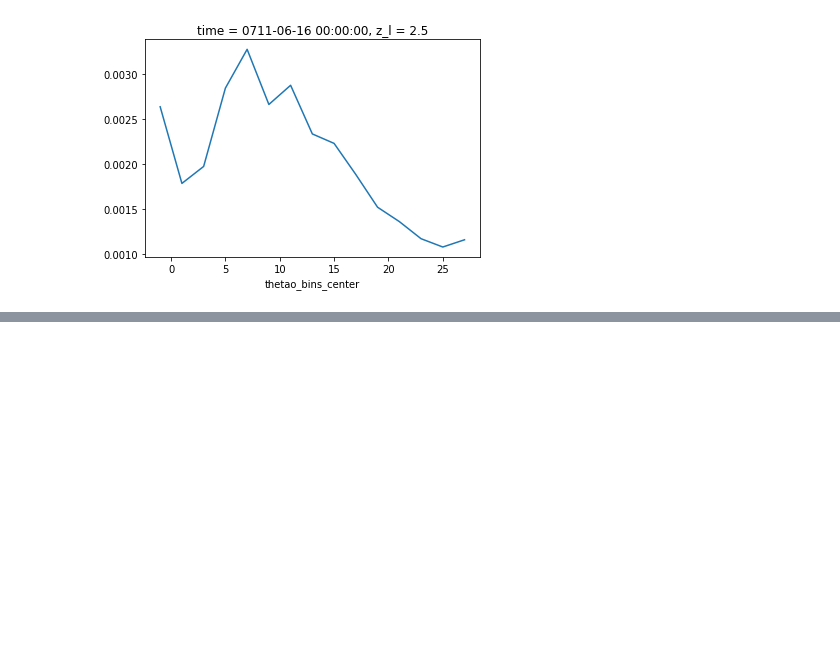
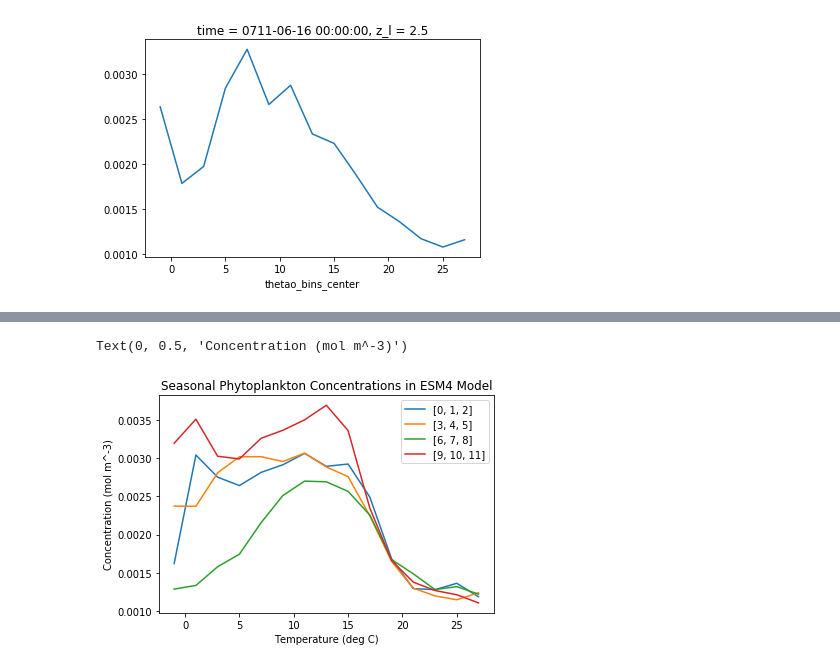
Before and after one commit to mlexaathews/wmt_bgc, a Jupyter notebook: volume_weighted_mean_script.ipynb, the cells around one changed output, grey strips where cells are left out. Drawn from its saved outputs; the diff is of its cells as text; code cells hidden in the pictures; blank space fills up the shorter version.

```diff
--- a/volume_weighted_mean_script.ipynb
+++ b/volume_weighted_mean_script.ipynb
@@ -106,0 +155,25 @@ p_vmean.plot()
+# %%
+## Let's also look at how phytoplankton concentrations change over the course of the year
+## Let's try and break the months up into seasons
+
+winter = [0,1,2]
+spring = [3,4,5]
+summer = [6,7,8]
+fall = [9,10,11]
+
+for t in (winter, spring, summer, fall):
+
+    pV_in_theta = df.pV.isel(time=t,z_l=0).groupby_bins('thetao',theta_bins)
+    V_in_theta = df.volcello.isel(time=t,z_l=0).groupby_bins('thetao',theta_bins)
+
+    p_vmean = pV_in_theta.sum(xr.ALL_DIMS)/V_in_theta.sum(xr.ALL_DIMS)
+
+    p_vmean.plot(label= '%s' % t)
+
+plt.title('Seasonal Phytoplankton Concentrations in ESM4 Model')
+plt.legend()
+plt.xlabel('Temperature (deg C)')
+plt.ylabel('Concentration (mol m^-3)')
+# %% [output]
+Text(0, 0.5, 'Concentration (mol m^-3)')
+[figure, added]
```
Also changed, not shown: parts of 3 cells of this notebook.
